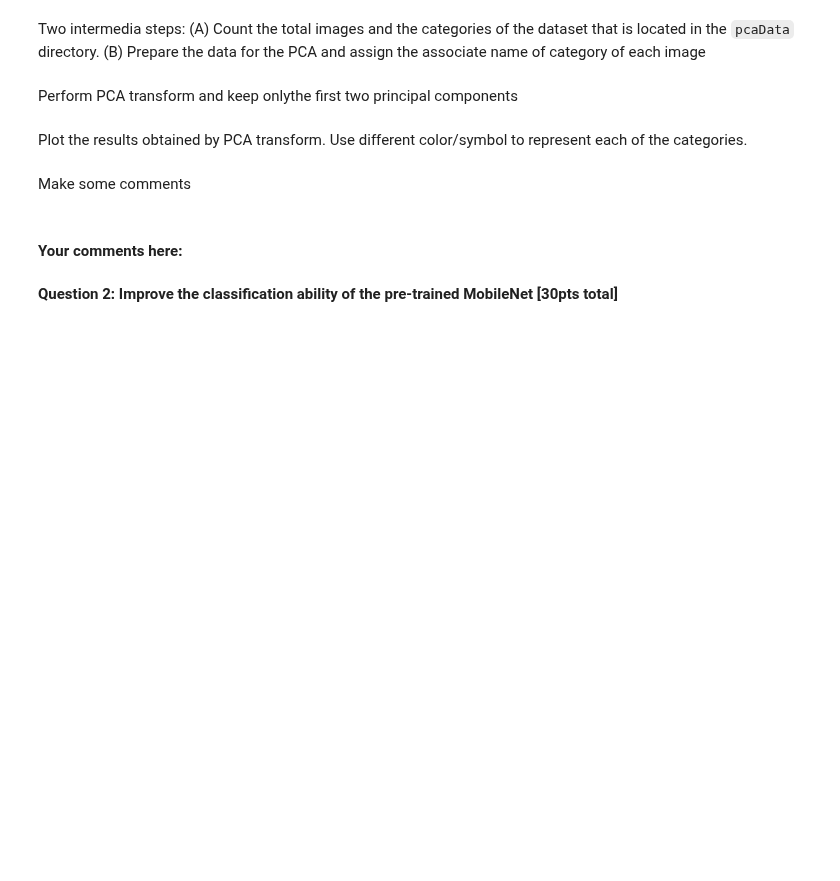
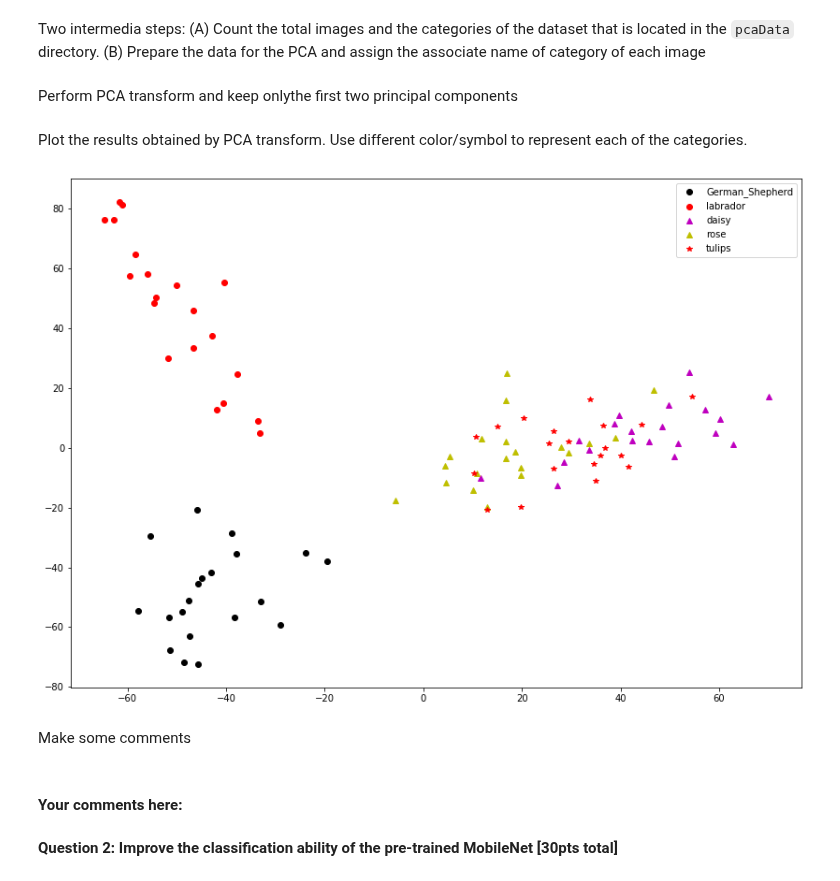
Before and after one commit to simonwarchol/2020-CS109B, a Jupyter notebook: content/homeworks/hw04/notebook/209/cs109b_hw1_209.ipynb, the cells around one changed output. Cells and saved outputs as stored; diff of their text form; code cells hidden in the pictures; blank space fills up the shorter version.

```diff
--- a/content/homeworks/hw04/notebook/209/cs109b_hw1_209.ipynb
+++ b/content/homeworks/hw04/notebook/209/cs109b_hw1_209.ipynb
@@ -276,2 +335,5 @@ Define the layer from which we  extract the features
+# %%
+#your code here
+pcaLayerModel = tf.keras.models.Model(inputs=mobile.input, outputs=mobile.get_layer('conv_pw_13').output)
 # %% [markdown]
 Two intermedia steps: (A)  Count the total images and the categories of the dataset that is located in the `pcaData` directory. (B)  Prepare the data for the PCA and assign the associate name of category of each image
@@ -284,2 +357,18 @@ Perform PCA transform and keep  onlythe first two principal components
+# %%
+#your code here
+features_flatten = np.zeros([totalImages,7*7*1024])
+
+i=0
+for pathF in listGroups:
+    pathF1 = pathPCA + pathF + "/"
+    for imgName in os.listdir(pathF1):
+        pathImag = pathF1 + imgName
+        preprocessed_img = prepare_image(pathImag)
+        features = pcaLayerModel.predict(preprocessed_img)
+        features_flatten[i,:] = features.flatten()
+        i += 1
+pca = PCA(n_components=2)
+transferValues = features_flatten
+transferVal_pca = pca.fit_transform(transferValues)
 # %% [markdown]
 Plot the results obtained by PCA transform. Use different color/symbol to represent each of the categories.
@@ -288,3 +375,21 @@ Plot the results obtained by PCA transform. Use different color/symbol to repres
+# %%
+#your code here
+
+x = transferVal_pca[:, 0]
+y = transferVal_pca[:, 1]
+
+mystyle = ['ok', 'or','^m','^y','*r','*k', '*b','ob']
+
+plt.figure(figsize=[14,10])
+
+# The number of images per category in the pca dataset
+imgC = 20
+
+for i in range(number_groups):
+    plt.plot(x[i*imgC : imgC*(i+1)],y[i*imgC : imgC*(i+1)], mystyle[i], label=listGroups[i] )
+plt.legend();
+# %% [output]
+[figure, added]
 # %% [markdown]
 Make some comments
 # %% [markdown]
```
Also changed, not shown: parts of 26 cells of this notebook, 1 other file.
